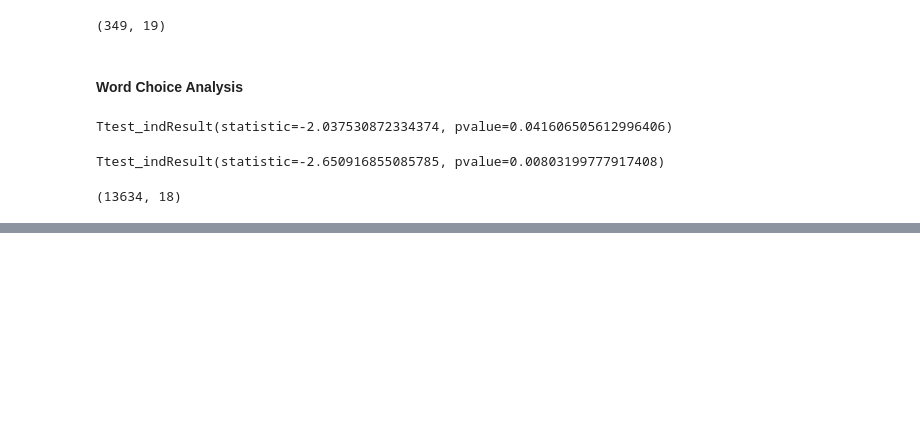
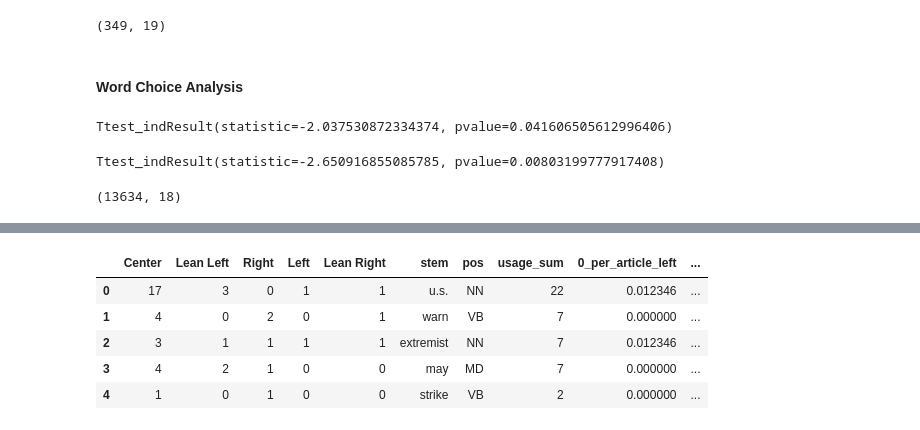
Before and after one commit to NuoWenLei/AAPI-text-analysis-project, a Jupyter notebook: notebooks/ML_analysis.ipynb, the cells around one changed output, grey strips where cells are left out. Saved outputs shown, nothing was run; the diff lists cells and outputs as text; code cells hidden in the pictures; blank space fills up the shorter version.

```diff
--- a/notebooks/ML_analysis.ipynb
+++ b/notebooks/ML_analysis.ipynb
@@ -564,0 +582,2 @@ body_df.shape # Ample sample size of over 13,000
+# %%
+main_path = "/content/gdrive/MyDrive/AAPI_text_analysis_project/control_group_data"
@@ -564,0 +843,10 @@ body_df.shape # Ample sample size of over 13,000
+# %%
+title_df = pd.read_csv(os.path.join(main_path, "title_stem_dataframe.csv"))
+title_df.head()
+# %% [output]
+|  | Center | Lean Left | Right | Left | Lean Right | stem | pos | usage_sum | 0_per_article_left | ... |
+| 0 | 17 | 3 | 0 | 1 | 1 | u.s. | NN | 22 | 0.012346 | ... |
+| 1 | 4 | 0 | 2 | 0 | 1 | warn | VB | 7 | 0.000000 | ... |
+| 2 | 3 | 1 | 1 | 1 | 1 | extremist | NN | 7 | 0.012346 | ... |
+| 3 | 4 | 2 | 1 | 0 | 0 | may | MD | 7 | 0.000000 | ... |
+| 4 | 1 | 0 | 1 | 0 | 0 | strike | VB | 2 | 0.000000 | ... |
```
Also changed, not shown: parts of 148 cells of this notebook.
